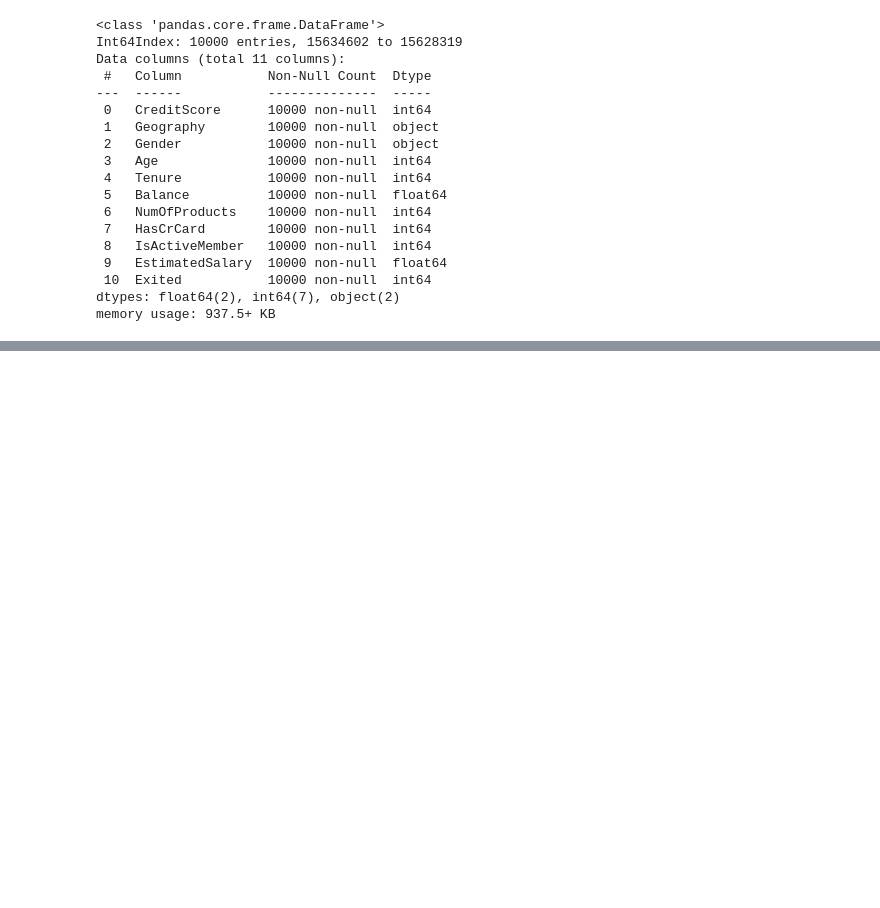
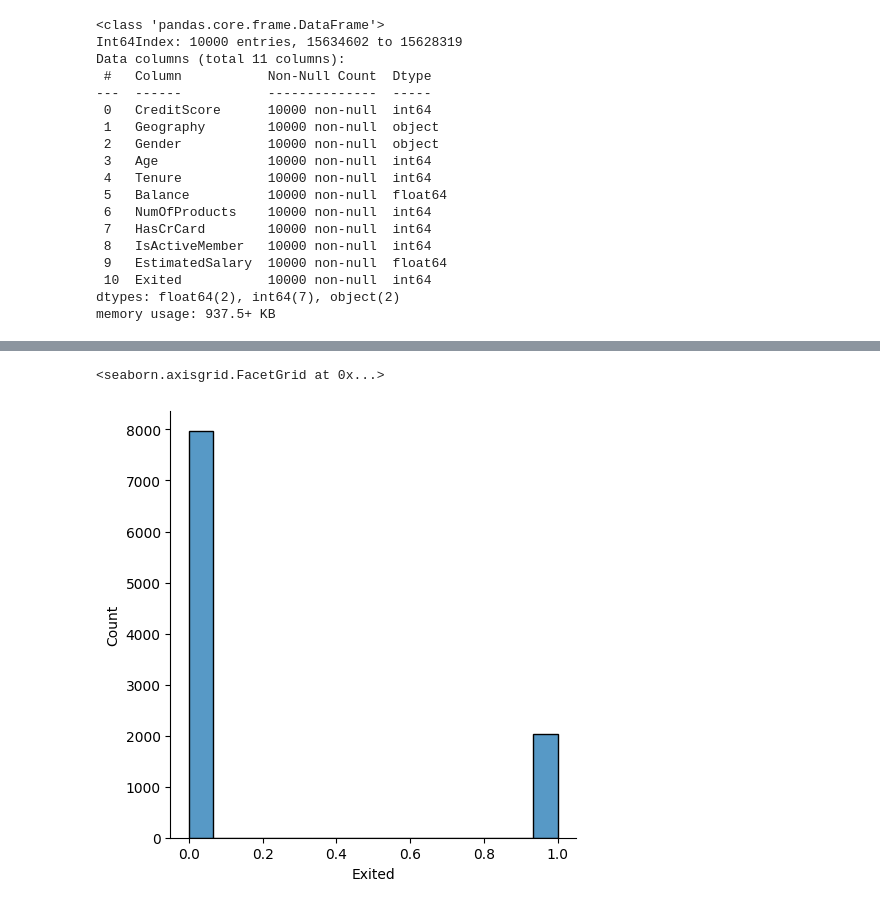
Before and after one commit to ysfcil/CHURN, a Jupyter notebook: Bank Churn.ipynb, the cells around one changed output, grey strips where cells are left out. Saved outputs shown, nothing was run; the diff lists cells and outputs as text; code cells hidden in the pictures; blank space fills up the shorter version.

```diff
--- a/Bank Churn.ipynb
+++ b/Bank Churn.ipynb
@@ -51,0 +79,5 @@ memory usage: 937.5+ KB
+# %%
+sns.displot(df["Exited"])
+# %% [output]
+<seaborn.axisgrid.FacetGrid at 0x...>
+[figure, added]
```
Also changed, not shown: parts of 17 cells of this notebook.
